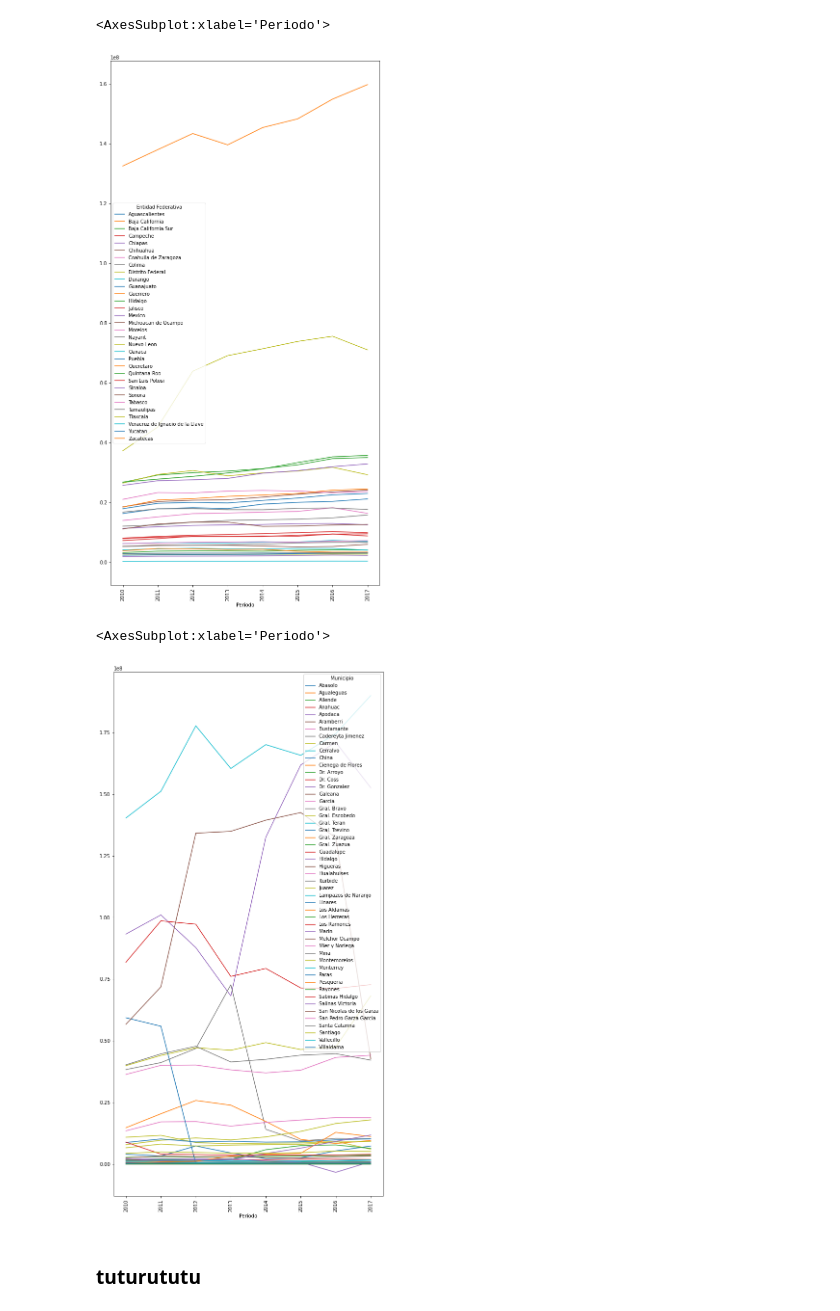
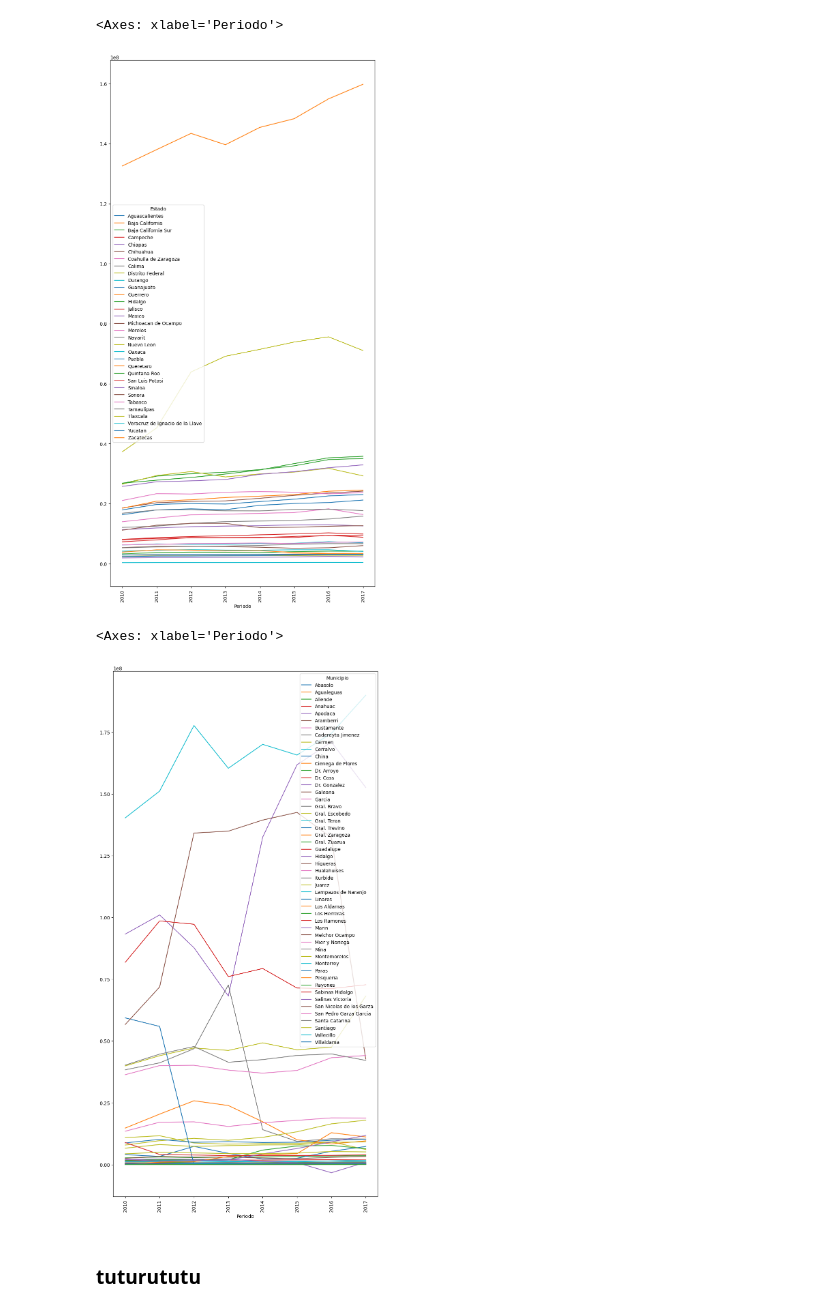
Before and after one commit to SaulPuente/data-mining-class, a Jupyter notebook: practica_4.ipynb, the cells around one changed output. Saved outputs shown, nothing was run; the diff lists cells and outputs as text; code cells hidden in the pictures.

```diff
--- a/practica_4.ipynb
+++ b/practica_4.ipynb
@@ -4,10 +4,10 @@ import numpy as np
 import matplotlib.pyplot as plt
 # %%
 df = pd.read_csv("data/Usuariosyconsumodeelectricidadpormunicipio_clean.csv", dtype={
-    'Cve Edo': 'string',
-    'Cve Inegi': 'string',
-    'Cve Mun': 'string',
-    'Entidad Federativa': 'string',
+    'Cve_Edo': 'string',
+    'Cve_Inegi': 'string',
+    'Cve_Mun': 'string',
+    'Estado': 'string',
     'Municipio': 'string',
     'Tarifa': 'string',
     'Periodo': 'int64',
@@ -46,17 +49,17 @@ memory usage: 68.4 MB
 # %%
-pd.pivot_table(df[df['Entidad Federativa'] != "Nacional"].reset_index(),
-               index='Periodo', columns='Entidad Federativa', values='Consumo'
+pd.pivot_table(df[df['Estado'] != "Nacional"].reset_index(),
+               index='Periodo', columns='Estado', values='Consumo'
               ).plot(figsize=(10, 20,), rot=90)
 # %% [output]
-<AxesSubplot:xlabel='Periodo'>
+<Axes: xlabel='Periodo'>
-[figure, old version]
+[figure, new version]
 # %%
-pd.pivot_table(df[(df['Entidad Federativa'] == "Nuevo Leon") & (df['Municipio'] != "Total Estatal")].reset_index(),
+pd.pivot_table(df[(df['Estado'] == "Nuevo Leon") & (df['Municipio'] != "Total Estatal")].reset_index(),
                index='Periodo', columns='Municipio', values='Consumo'
               ).plot(figsize=(10, 20,), rot=90)
 # %% [output]
-<AxesSubplot:xlabel='Periodo'>
+<Axes: xlabel='Periodo'>
-[figure, old version]
+[figure, new version]
 # %% [markdown]
 ### tuturututu
 # %%
```
Also changed, not shown: parts of 3 cells of this notebook, 4 other files.
